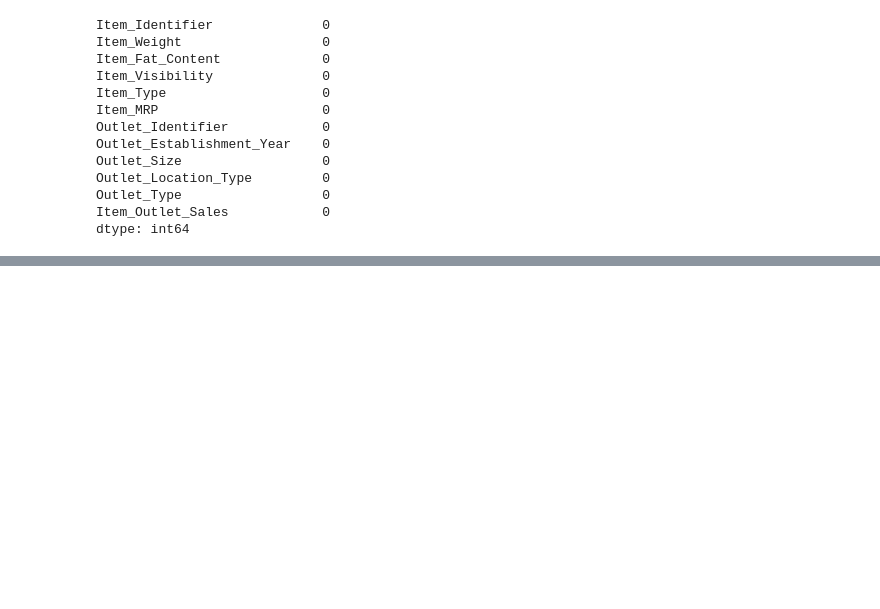
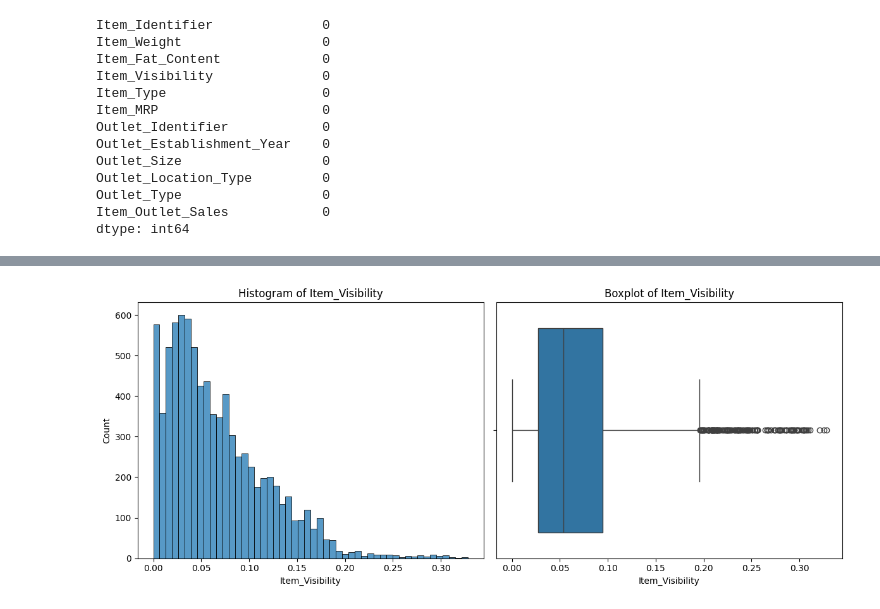
Before and after one commit to samirakhalil1993/Big-Mark-Sales, a Jupyter notebook: bigmart_sales_data.ipynb, the cells around one changed output, grey strips where cells are left out. Cells and saved outputs as stored; diff of their text form; code cells hidden in the pictures; blank space fills up the shorter version.

```diff
--- a/bigmart_sales_data.ipynb
+++ b/bigmart_sales_data.ipynb
@@ -135,0 +163,4 @@ bigmart_df.describe()
+# %%
+plot_numeric(df,"Item_Visibility")
+# %% [output]
+[figure, added]
```
Also changed, not shown: parts of 35 cells of this notebook.
